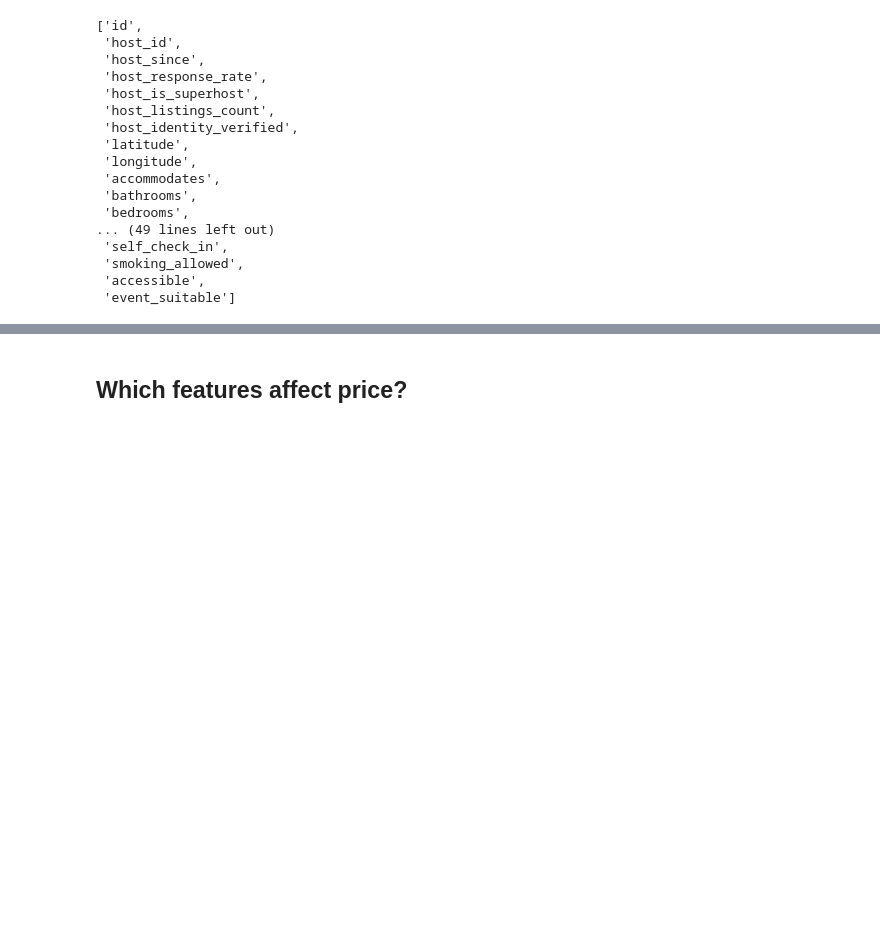
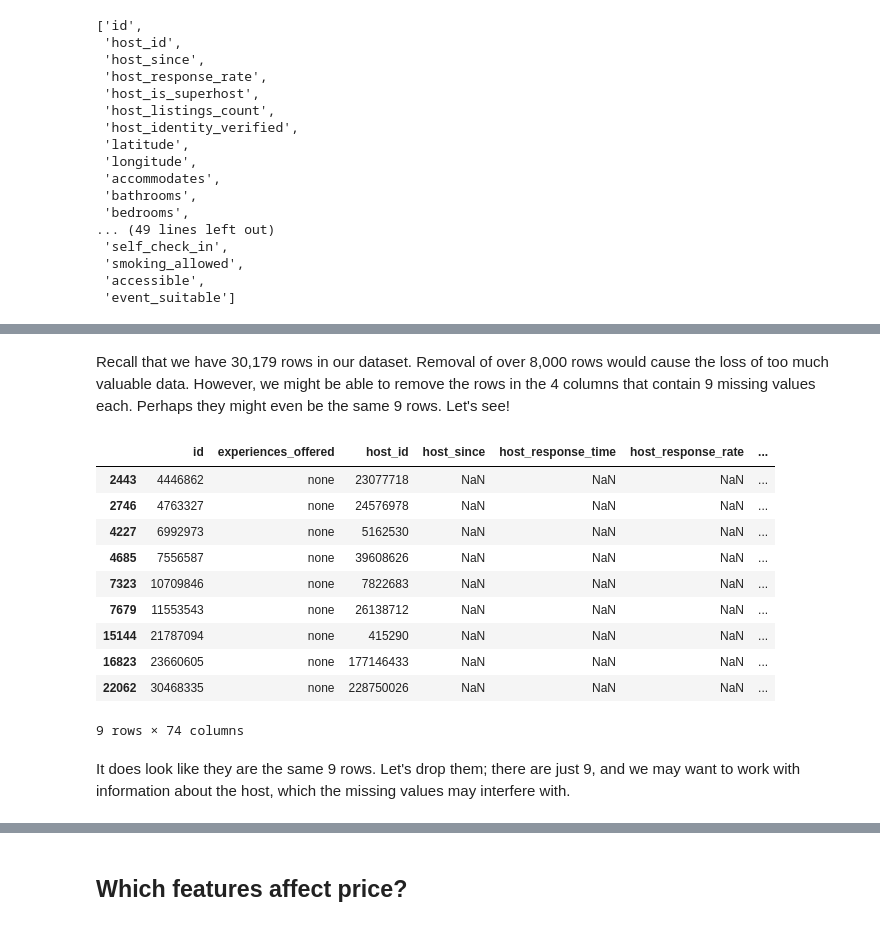
Before and after one commit to tingo121/work-samples, a Jupyter notebook: AirBnB_EDA/AirBnB_EDA_Milestone.ipynb, the cells around one changed output, grey strips where cells are left out. Saved outputs shown, nothing was run; the diff lists cells and outputs as text; code cells hidden in the pictures; blank space fills up the shorter version.

Commit message:
feat: removal of some rows and columns containing missing values

```diff
--- a/AirBnB_EDA/AirBnB_EDA_Milestone.ipynb
+++ b/AirBnB_EDA/AirBnB_EDA_Milestone.ipynb
@@ -271,3 +241,0 @@ We can therefore delete those columns.
-# %%
-# remove summary, decription, and name columns from the dataframe
-listings = listings.drop(['summary', 'description', 'name'], axis = 1)
@@ -297,0 +271,3 @@ Recall that we have 30,179 rows in our dataset. Removal of over 8,000 rows would
+# %%
+# remove summary, decription, and name columns from the dataframe
+listings = listings.drop(['summary', 'description', 'name', 'neighborhood_overview'], axis = 1)
@@ -297,0 +291,2 @@ Recall that we have 30,179 rows in our dataset. Removal of over 8,000 rows would
+# %%
+listings = listings.drop(['neighbourhood'], axis = 1)
@@ -297,0 +313,2 @@ Recall that we have 30,179 rows in our dataset. Removal of over 8,000 rows would
+# %%
+listings = listings.drop(['transit', 'house_rules'], axis = 1)
@@ -297,0 +333,18 @@ Recall that we have 30,179 rows in our dataset. Removal of over 8,000 rows would
+# %% [markdown]
+Recall that we have 30,179 rows in our dataset. Removal of over 8,000 rows would cause the loss of too much valuable data. However, we might be able to remove the rows in the 4 columns that contain 9 missing values each. Perhaps they might even be the same 9 rows. Let's see!
+# %%
+listings[listings['host_since'].isna()]
+# %% [output]
+|  | id | experiences_offered | host_id | host_since | host_response_time | host_response_rate | ... |
+| 2443 | 4446862 | none | 23077718 | NaN | NaN | NaN | ... |
+| 2746 | 4763327 | none | 24576978 | NaN | NaN | NaN | ... |
+| 4227 | 6992973 | none | 5162530 | NaN | NaN | NaN | ... |
+| 4685 | 7556587 | none | 39608626 | NaN | NaN | NaN | ... |
+| 7323 | 10709846 | none | 7822683 | NaN | NaN | NaN | ... |
+| 7679 | 11553543 | none | 26138712 | NaN | NaN | NaN | ... |
+| 15144 | 21787094 | none | 415290 | NaN | NaN | NaN | ... |
+| 16823 | 23660605 | none | 177146433 | NaN | NaN | NaN | ... |
+| 22062 | 30468335 | none | 228750026 | NaN | NaN | NaN | ... |
+9 rows × 74 columns
+# %% [markdown]
+It does look like they are the same 9 rows. Let's drop them; there are just 9, and we may want to work with information about the host, which the missing values may interfere with.
```
Also changed, not shown: parts of 19 cells of this notebook.
